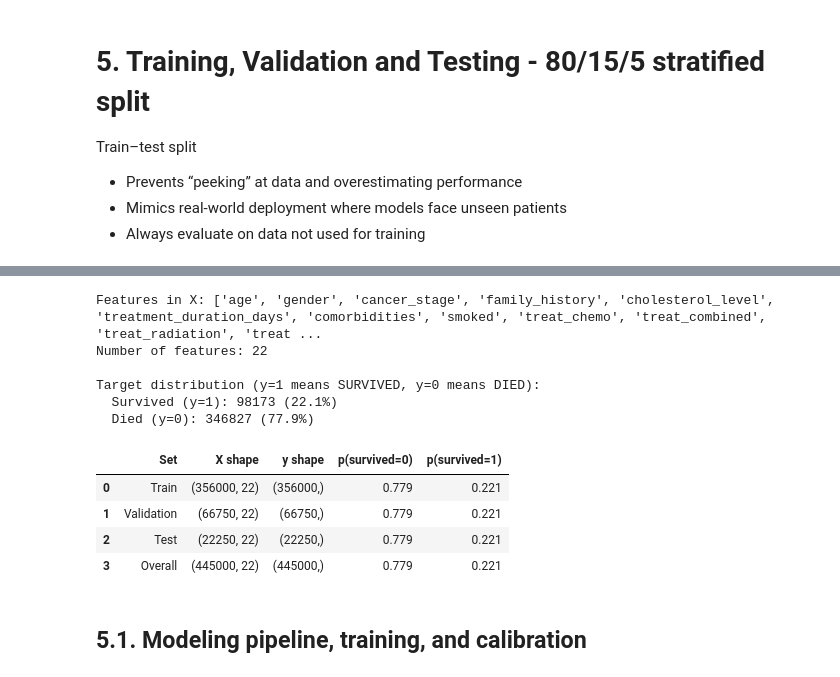
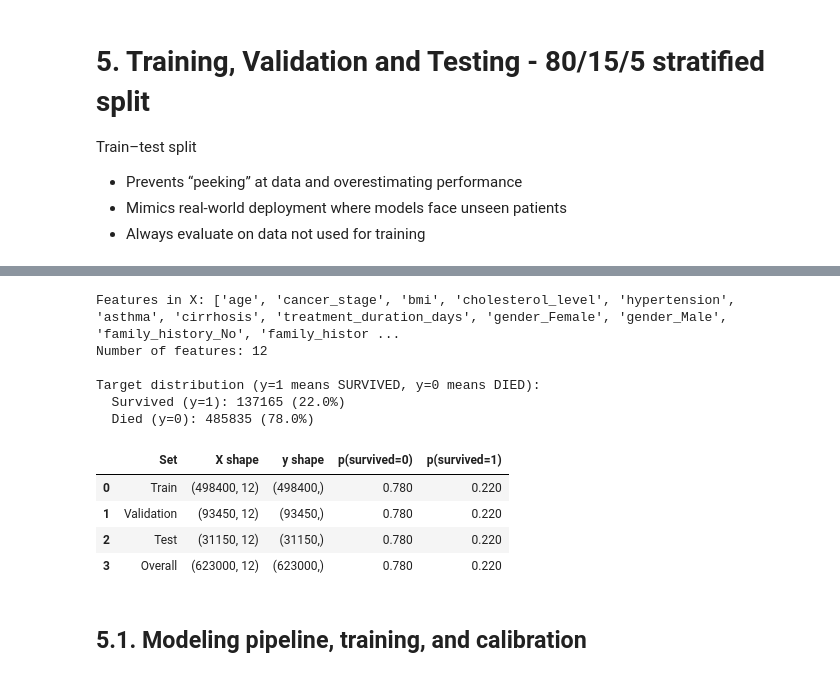
Before and after one commit to apayne185/RAI_opioid_risk_prevention, a Jupyter notebook: ML4HL_LC_RAI_toolbox.ipynb, the cells around one changed output, grey strips where cells are left out. Saved outputs shown, nothing was run; the diff lists cells and outputs as text; code cells hidden in the pictures.

```diff
--- a/ML4HL_LC_RAI_toolbox.ipynb
+++ b/ML4HL_LC_RAI_toolbox.ipynb
@@ -290,14 +301,14 @@ memory usage: 37.3 MB
 # %% [markdown]
 ### 4.1 Feature Engineering (takeaways from EDA notebook)
 # %%
-#treatment x cancer_stage
-for t in ["treat_surgery"]:
-    df[f"{t}_stage"] = df[t] * df["cancer_stage"]
+# #treatment x cancer_stage
+# for t in ["treat_surgery"]:
+#     X[f"{t}_stage"] = X[t] * X["cancer_stage"]
 
 #comorbidities x treatment as this can change toleration to chemo/radiation
-for t in ["treat_chemo","treat_surgery","treat_radiation"]:
-    df[f"{t}_comorbid"] = df[t]*df["comorbidities"]
+# for t in ["treat_chemo","treat_surgery","treat_radiation"]:
+#     X[f"{t}_comorbid"] = X[t]*X["comorbidities"]
 
-#smoked x treatment_type as it could have differnt outcomes with chemo/radiation
-for t in ["treat_chemo", "treat_radiation"]:
-    df[f"{t}_smoked"] = df[t] * df["smoked"]
+# #smoked x treatment_type as it could have differnt outcomes with chemo/radiation
+# for t in ["treat_chemo", "treat_radiation"]:
+#     X[f"{t}_smoked"] = X[t] * X["smoked"]
@@ -312,83 +388,64 @@ Train–test split
 # %%
-# Define target and feature sets consistently with data preparation
-target_col = "survived"
-
-# Define numeric columns (continuous features)
-num_cols = ["age", "cholesterol_level", "treatment_duration_days"]
-
-# Define binary/categorical columns (after one-hot encoding and binary transformations)
-cat_like_binary_cols = [
-    'gender', 'family_history', 'comorbidities', 'smoked',
-    'cancer_stage',
-    'treat_chemo', 'treat_combined', 'treat_radiation', 'treat_surgery',
-    'region_East', 'region_North', 'region_South', 'region_West',
-    'treat_surgery_stage',
-    'treat_chemo_comorbid', 'treat_surgery_comorbid', 'treat_radiation_comorbid',
-    'treat_chemo_smoked', 'treat_radiation_smoked'
-]
-
 # Filter to only include columns that actually exist in df
 num_cols = [c for c in num_cols if c in df.columns]
-cat_like_binary_cols = [c for c in cat_like_binary_cols if c in df.columns]
 
-# Create feature matrix X and target vector y
-X = df.drop(columns=[target_col])
 
 # Target: Predicting SURVIVAL probability
 # y=1 means patient SURVIVED (positive outcome)
 # y=0 means patient DIED (negative outcome)
 # Note: High predicted probability = High survival chance = Good outcome
-y = df[target_col].copy()
+y = df[TARGET].copy()
 
-print(f"Features in X: {X.columns.tolist()}")
-print(f"Number of features: {X.shape[1]}")
+print(f"Features in X: {X_scaled.columns.tolist()}")
+print(f"Number of features: {X_scaled.shape[1]}")
 print(f"\nTarget distribution (y=1 means SURVIVED, y=0 means DIED):")
 print(f"  Survived (y=1): {y.sum()} ({100*y.mean():.1f}%)")
 print(f"  Died (y=0): {(1-y).sum()} ({100*(1-y.mean()):.1f}%)")
 
 # 80% train, 20% temp (which splits into 15% validation + 5% test)
 X_train, X_temp, y_train, y_temp = train_test_split(
-    X, y, test_size=0.2, stratify=y, random_state=RANDOM_STATE
+    X_scaled, y, test_size=0.2, stratify=y, random_state=RANDOM_STATE
 )
 
 # Split temp into validation (15% of total) and test (5% of total)
 X_val, X_test, y_val, y_test = train_test_split(
     X_temp, y_temp, test_size=0.25, stratify=y_temp, random_state=RANDOM_STATE
 )
 
+
 # Display shapes and class distributions as a DataFrame
 info = {
     "Set": ["Train", "Validation", "Test", "Overall"],
-    "X shape": [X_train.shape, X_val.shape, X_test.shape, X.shape],
+    "X shape": [X_train.shape, X_val.shape, X_test.shape, X_scaled.shape],
     "y shape": [y_train.shape, y_val.shape, y_test.shape, y.shape],
     "p(survived=0)": [
         y_train.value_counts(normalize=True).get(0, 0.0),
         y_val.value_counts(normalize=True).get(0, 0.0),
         y_test.value_counts(normalize=True).get(0, 0.0),
         y.value_counts(normalize=True).get(0, 0.0),
     ],
     "p(survived=1)": [
         y_train.value_counts(normalize=True).get(1, 0.0),
         y_val.value_counts(normalize=True).get(1, 0.0),
         y_test.value_counts(normalize=True).get(1, 0.0),
         y.value_counts(normalize=True).get(1, 0.0),
     ],
 }
 
 df_info = pd.DataFrame(info)
 display(df_info.style.format({"p(survived=0)": "{:.3f}", "p(survived=1)": "{:.3f}"}))
 # %% [output]
-Features in X: ['age', 'gender', 'cancer_stage', 'family_history', 'cholesterol_level', 'treatment_duration_days', 'comorbidities', 'smoked', 'treat_chemo', 'treat_combined', 'treat_radiation', 'treat ...
-Number of features: 22
+Features in X: ['age', 'cancer_stage', 'bmi', 'cholesterol_level', 'hypertension', 'asthma', 'cirrhosis', 'treatment_duration_days', 'gender_Female', 'gender_Male', 'family_history_No', 'family_histor ...
+Number of features: 12
 
 Target distribution (y=1 means SURVIVED, y=0 means DIED):
-  Survived (y=1): 98173 (22.1%)
-  Died (y=0): 346827 (77.9%)
+  Survived (y=1): 137165 (22.0%)
+  Died (y=0): 485835 (78.0%)
 |  | Set | X shape | y shape | p(survived=0) | p(survived=1) |
-| 0 | Train | (356000, 22) | (356000,) | 0.779 | 0.221 |
-| 1 | Validation | (66750, 22) | (66750,) | 0.779 | 0.221 |
-| 2 | Test | (22250, 22) | (22250,) | 0.779 | 0.221 |
-| 3 | Overall | (445000, 22) | (445000,) | 0.779 | 0.221 |
+| 0 | Train | (498400, 12) | (498400,) | 0.780 | 0.220 |
+| 1 | Validation | (93450, 12) | (93450,) | 0.780 | 0.220 |
+| 2 | Test | (31150, 12) | (31150,) | 0.780 | 0.220 |
+| 3 | Overall | (623000, 12) | (623000,) | 0.780 | 0.220 |
 # %% [markdown]
 ## 5.1. Modeling pipeline, training, and calibration
 # %% [markdown]
```
Also changed, not shown: parts of 29 cells of this notebook, 1 other file.
